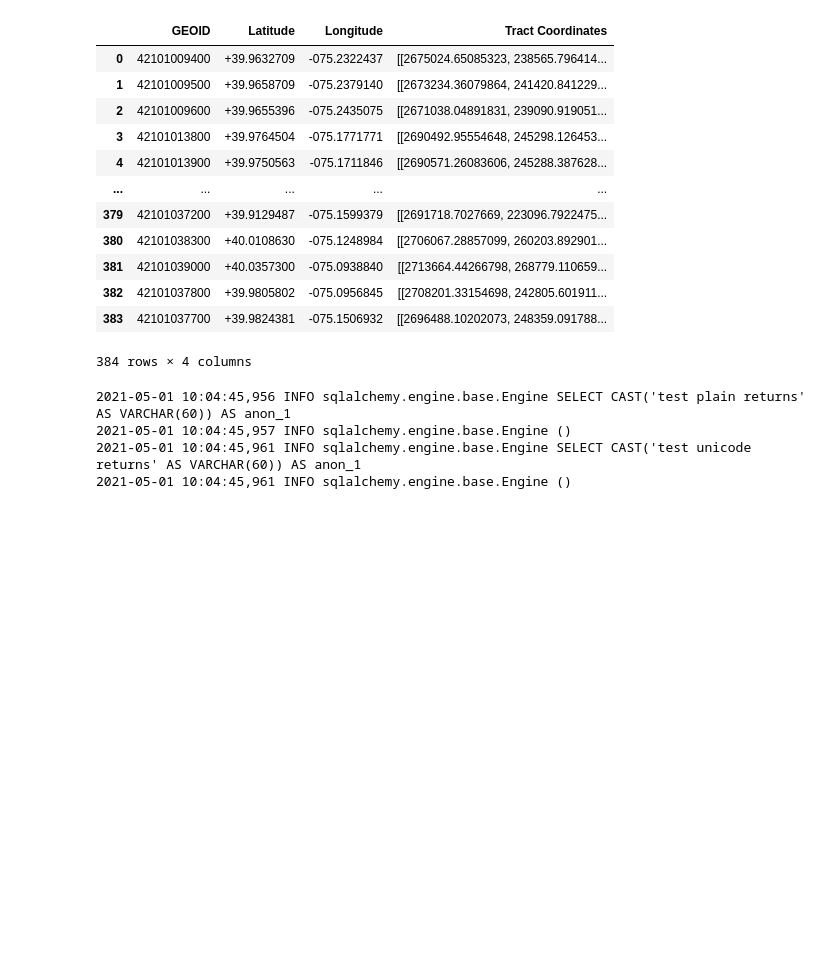
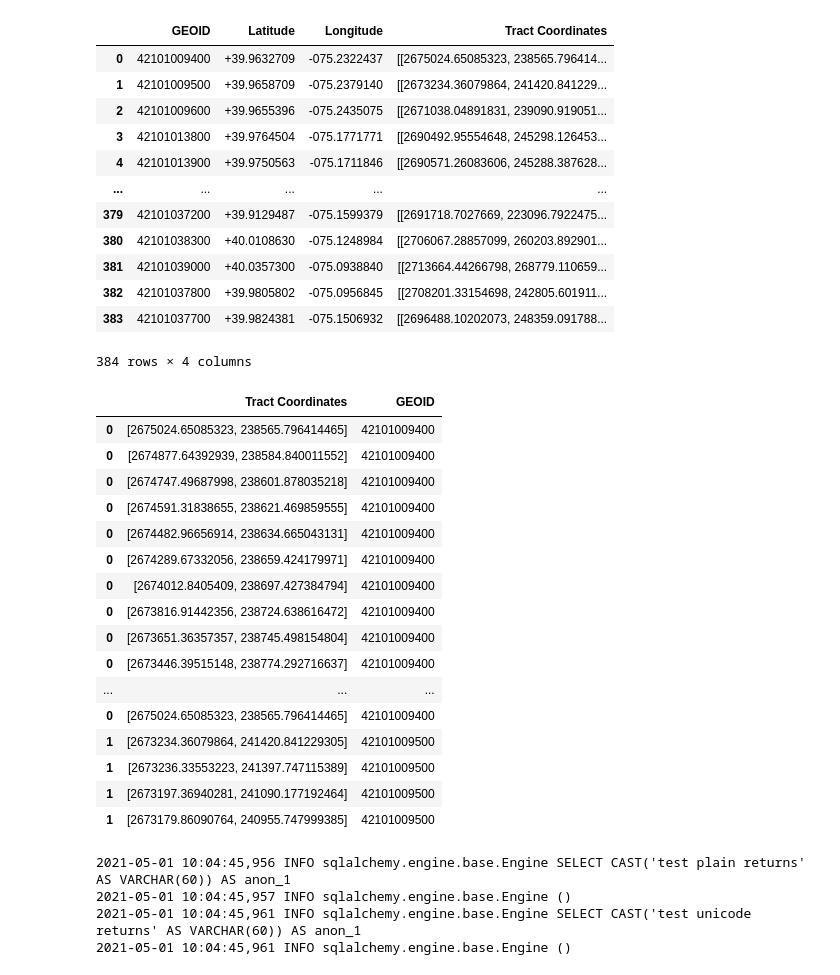
Before and after one commit to caitbeatty/project2, a Jupyter notebook: API datasources/Census_Data_Rough.ipynb, the cells around one changed output. Drawn from its saved outputs; the diff is of its cells as text; code cells hidden in the pictures; blank space fills up the shorter version.

Commit message:
split census tracts column

```diff
--- a/API datasources/Census_Data_Rough.ipynb
+++ b/API datasources/Census_Data_Rough.ipynb
@@ -72,6 +72,36 @@ census_tracts_summary_df
 | 382 | 42101037800 | +39.9805802 | -075.0956845 | [[2708201.33154698, 242805.601911... |
 | 383 | 42101037700 | +39.9824381 | -075.1506932 | [[2696488.10202073, 248359.091788... |
 384 rows × 4 columns
+# %%
+geograph_df = census_tracts_summary_df[['GEOID','Tract Coordinates']]
+# geograph_df.set_index('GEOID', inplace = True)
+df2 = pd.DataFrame()
+for row in geograph_df.index:
+    col = geograph_df.loc[row, 'Tract Coordinates']
+    N = len(col)
+    df2 = df2.append(pd.DataFrame(
+        [[c, geograph_df.loc[row, 'GEOID']] for c in col],
+        index=[row] * N,
+        columns = ['Tract Coordinates', 'GEOID']))
+df2.head(40)
+# %% [output]
+|  | Tract Coordinates | GEOID |
+| 0 | [2675024.65085323, 238565.796414465] | 42101009400 |
+| 0 | [2674877.64392939, 238584.840011552] | 42101009400 |
+| 0 | [2674747.49687998, 238601.878035218] | 42101009400 |
+| 0 | [2674591.31838655, 238621.469859555] | 42101009400 |
+| 0 | [2674482.96656914, 238634.665043131] | 42101009400 |
+| 0 | [2674289.67332056, 238659.424179971] | 42101009400 |
+| 0 | [2674012.8405409, 238697.427384794] | 42101009400 |
+| 0 | [2673816.91442356, 238724.638616472] | 42101009400 |
+| 0 | [2673651.36357357, 238745.498154804] | 42101009400 |
+| 0 | [2673446.39515148, 238774.292716637] | 42101009400 |
+| ... | ... | ... |
+| 0 | [2675024.65085323, 238565.796414465] | 42101009400 |
+| 1 | [2673234.36079864, 241420.841229305] | 42101009500 |
+| 1 | [2673236.33553223, 241397.747115389] | 42101009500 |
+| 1 | [2673197.36940281, 241090.177192464] | 42101009500 |
+| 1 | [2673179.86090764, 240955.747999385] | 42101009500 |
 # %%
 # Save information in a csv file
 census_tracts_summary_df.to_csv("census_tracts_summary.csv", encoding="utf-8", index=False)
```
